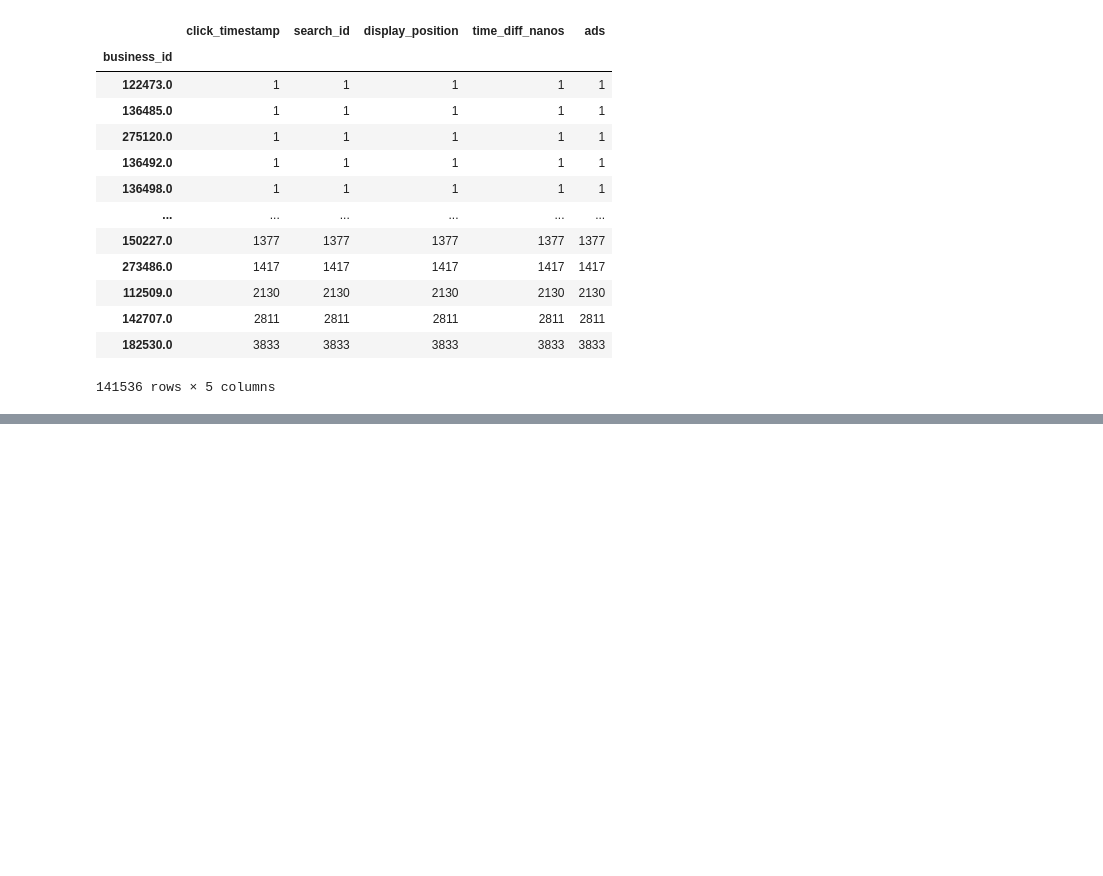
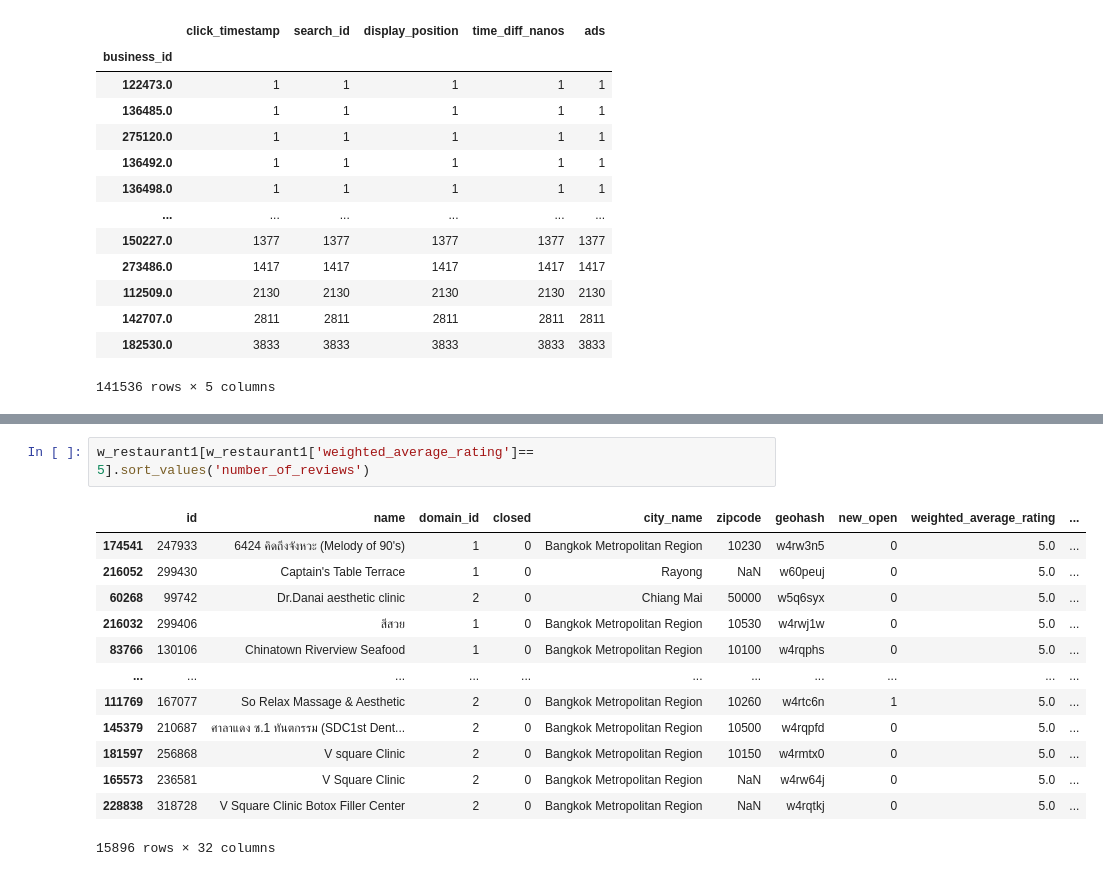
Before and after one commit to Vangolds/DPDM, a Jupyter notebook: Pandas_and_Data_Preprocessing_101.ipynb, the cells around one changed output, grey strips where cells are left out. Cells and saved outputs as stored; diff of their text form; blank space fills up the shorter version.

```diff
--- a/Pandas_and_Data_Preprocessing_101.ipynb
+++ b/Pandas_and_Data_Preprocessing_101.ipynb
@@ -861,0 +944,16 @@ Quiz หาว่าร้านชื่ออะไรที่คนกดเ
+# %%
+w_restaurant1[w_restaurant1['weighted_average_rating']== 5].sort_values('number_of_reviews')
+# %% [output]
+|  | id | name | domain_id | closed | city_name | zipcode | geohash | new_open | weighted_average_rating | ... |
+| 174541 | 247933 | 6424 คิดถึงจังหวะ (Melody of 90's) | 1 | 0 | Bangkok Metropolitan Region | 10230 | w4rw3n5 | 0 | 5.0 | ... |
+| 216052 | 299430 | Captain's Table Terrace | 1 | 0 | Rayong | NaN | w60peuj | 0 | 5.0 | ... |
+| 60268 | 99742 | Dr.Danai aesthetic clinic | 2 | 0 | Chiang Mai | 50000 | w5q6syx | 0 | 5.0 | ... |
+| 216032 | 299406 | สีสวย | 1 | 0 | Bangkok Metropolitan Region | 10530 | w4rwj1w | 0 | 5.0 | ... |
+| 83766 | 130106 | Chinatown Riverview Seafood | 1 | 0 | Bangkok Metropolitan Region | 10100 | w4rqphs | 0 | 5.0 | ... |
+| ... | ... | ... | ... | ... | ... | ... | ... | ... | ... | ... |
+| 111769 | 167077 | So Relax Massage & Aesthetic | 2 | 0 | Bangkok Metropolitan Region | 10260 | w4rtc6n | 1 | 5.0 | ... |
+| 145379 | 210687 | ศาลาแดง ซ.1 ทันตกรรม (SDC1st Dent... | 2 | 0 | Bangkok Metropolitan Region | 10500 | w4rqpfd | 0 | 5.0 | ... |
+| 181597 | 256868 | V square Clinic | 2 | 0 | Bangkok Metropolitan Region | 10150 | w4rmtx0 | 0 | 5.0 | ... |
+| 165573 | 236581 | V Square Clinic | 2 | 0 | Bangkok Metropolitan Region | NaN | w4rw64j | 0 | 5.0 | ... |
+| 228838 | 318728 | V Square Clinic Botox Filler Center | 2 | 0 | Bangkok Metropolitan Region | NaN | w4rqtkj | 0 | 5.0 | ... |
+15896 rows × 32 columns
```
Also changed, not shown: parts of 12 cells of this notebook.
